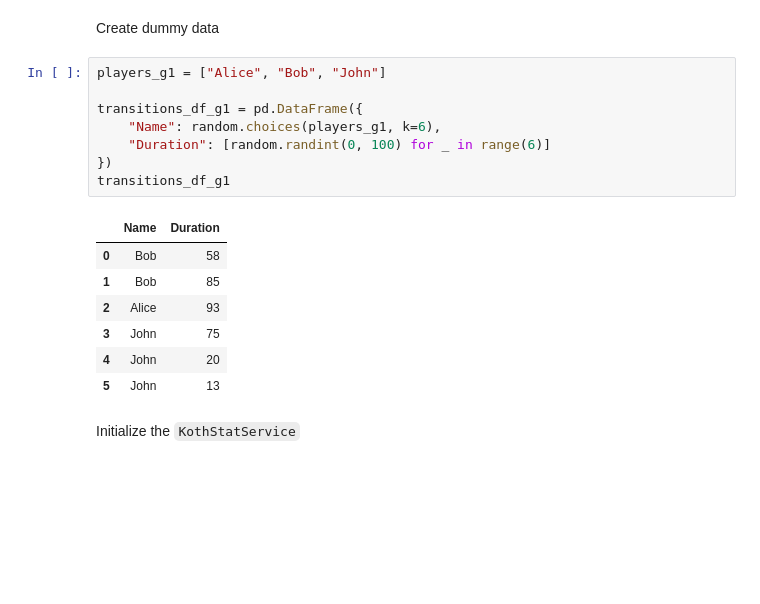
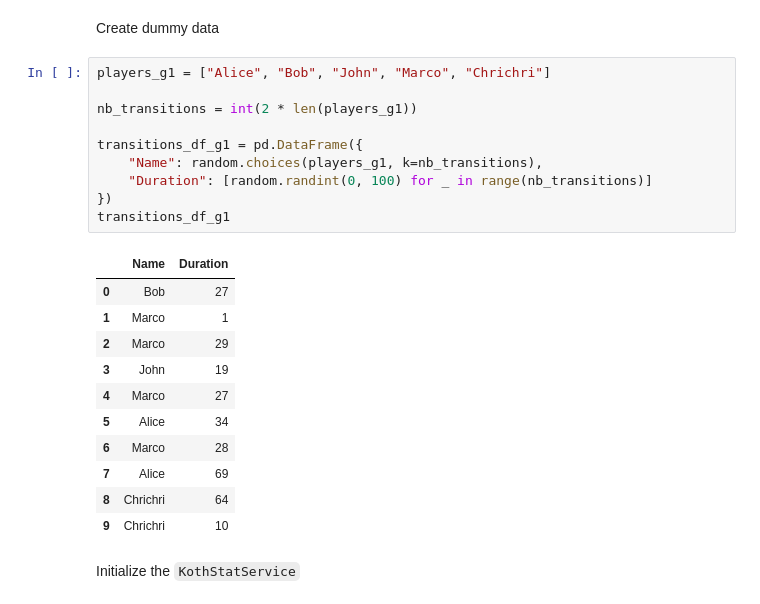
Before and after one commit to Wolgamonox/koth-ping-pong-website, a Jupyter notebook: koth_stats/example/koth_stats_example.ipynb, the cells around one changed output. Saved outputs shown, nothing was run; the diff lists cells and outputs as text; blank space fills up the shorter version.

```diff
--- a/koth_stats/example/koth_stats_example.ipynb
+++ b/koth_stats/example/koth_stats_example.ipynb
@@ -32,21 +33,27 @@ def display_figure(fig: Figure):
 # %% [markdown]
 Create dummy data
 # %%
-players_g1 = ["Alice", "Bob", "John"]
+players_g1 = ["Alice", "Bob", "John", "Marco", "Chrichri"]
+
+nb_transitions = int(2 * len(players_g1))
 
 transitions_df_g1 = pd.DataFrame({
-    "Name": random.choices(players_g1, k=6),
-    "Duration": [random.randint(0, 100) for _ in range(6)]
+    "Name": random.choices(players_g1, k=nb_transitions),
+    "Duration": [random.randint(0, 100) for _ in range(nb_transitions)]
 })
 transitions_df_g1
 # %% [output]
 |  | Name | Duration |
-| 0 | Bob | 58 |
-| 1 | Bob | 85 |
-| 2 | Alice | 93 |
-| 3 | John | 75 |
-| 4 | John | 20 |
-| 5 | John | 13 |
+| 0 | Bob | 27 |
+| 1 | Marco | 1 |
+| 2 | Marco | 29 |
+| 3 | John | 19 |
+| 4 | Marco | 27 |
+| 5 | Alice | 34 |
+| 6 | Marco | 28 |
+| 7 | Alice | 69 |
+| 8 | Chrichri | 64 |
+| 9 | Chrichri | 10 |
 # %% [markdown]
 Initialize the ``KothStatService``
 # %%
```
Also changed, not shown: parts of 9 cells of this notebook, 1 other file.
